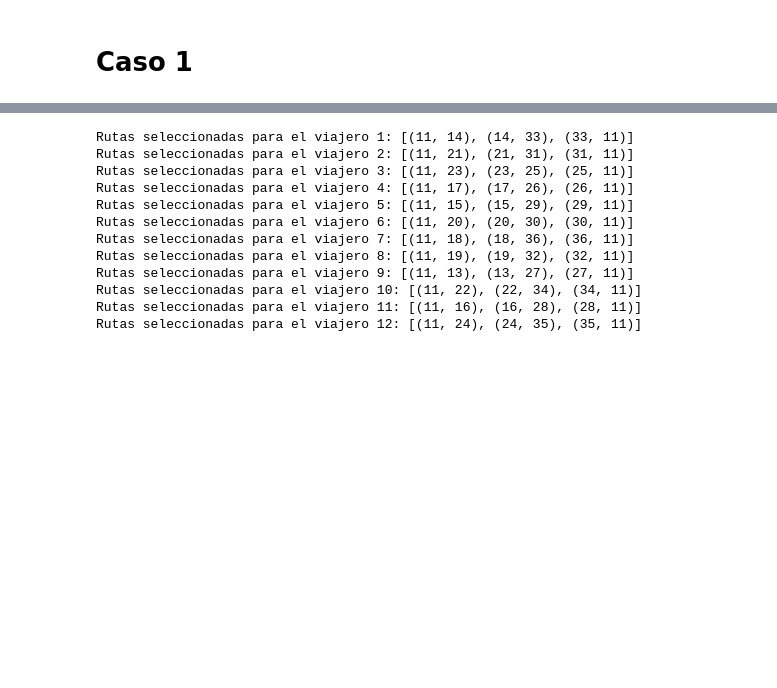
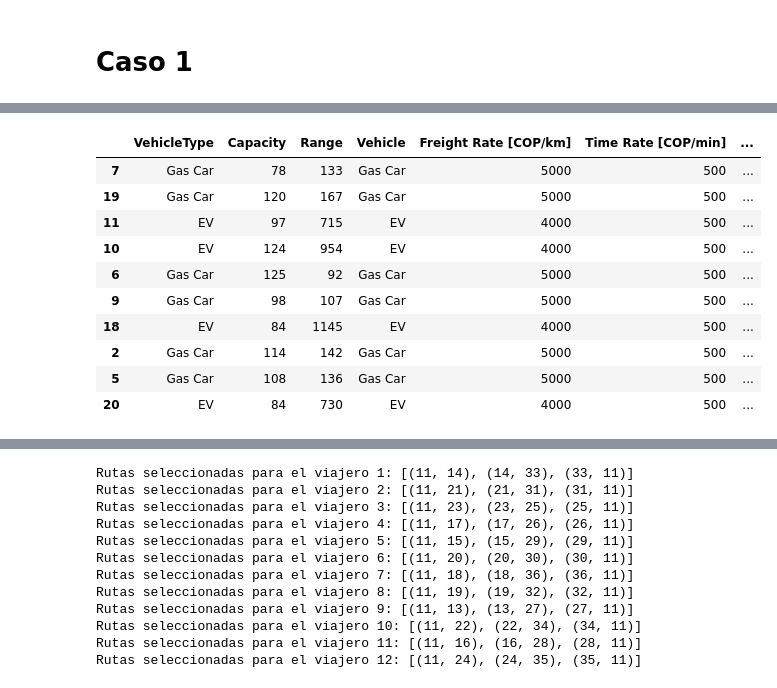
Before and after one commit to Pipeperez1305/PROY2_MOS, a Jupyter notebook: Proyecto Seneca Libre/MOS-Proyecto2.ipynb, the cells around one changed output, grey strips where cells are left out. Cells and saved outputs as stored; diff of their text form; code cells hidden in the pictures; blank space fills up the shorter version.

```diff
--- a/Proyecto Seneca Libre/MOS-Proyecto2.ipynb
+++ b/Proyecto Seneca Libre/MOS-Proyecto2.ipynb
@@ -76,0 +77,21 @@ vehiculos_data.sample(3)
+# %%
+# DataFrame 2 (datos de vehículos)
+vehiculos_data = pd.DataFrame({
+    'Vehicle': ['Gas Car', 'EV', 'Drone'],
+    'Freight Rate [COP/km]': [5000, 4000, 500],
+    'Time Rate [COP/min]': [500, 500, 500],
+    'Daily Maintenance [COP/day]': [30000, 21000, 3000],
+    'Recharge/Fuel Cost [COP/gal or kWh]': [16000, None, 220.73],
+    'Recharge/Fuel Time [min/10 percent charge]': [0.1, None, 2.0],
+    'Avg. Speed [km/h]': [None, None, 40.0],
+    'Gas Efficiency [km/gal]': [10.0, None, None],
+    'Electricity Efficiency [kWh/km]': [None, 0.15, 0.15]
+})
+
+# Modificar el DataFrame `vehiculos` para que coincida la nomenclatura de "Solar EV" con "EV"
+vehiculos['VehicleType'] = vehiculos['VehicleType'].replace('Solar EV', 'EV')
+
+# Realizar nuevamente el merge entre los DataFrames
+vehiculos_info = vehiculos.merge(vehiculos_data, left_on='VehicleType', right_on='Vehicle', how='left')
+
+vehiculos_info.sample(5)
@@ -296,0 +266,6 @@ Model.display()
+# %%
+model.N = Set(initialize=ubicaciones_data["ID"].tolist())  # Nodos
+model.C = Set(initialize=clientes_data["ID"].tolist())    # Clientes
+model.D = Set(initialize=depositos_data["ID"].tolist())   # Depósitos
+vehiculos_info["Vehicle_ID"] = vehiculos_info.index.astype(str)  # Crear un identificador único si no existe
+model.V = Set(initialize=vehiculos_info["Vehicle_ID"].tolist())
@@ -296,0 +290,14 @@ Model.display()
+# %%
+vehiculos_info.sample(10)
+# %% [output]
+|  | VehicleType | Capacity | Range | Vehicle | Freight Rate [COP/km] | Time Rate [COP/min] | ... |
+| 7 | Gas Car | 78 | 133 | Gas Car | 5000 | 500 | ... |
+| 19 | Gas Car | 120 | 167 | Gas Car | 5000 | 500 | ... |
+| 11 | EV | 97 | 715 | EV | 4000 | 500 | ... |
+| 10 | EV | 124 | 954 | EV | 4000 | 500 | ... |
+| 6 | Gas Car | 125 | 92 | Gas Car | 5000 | 500 | ... |
+| 9 | Gas Car | 98 | 107 | Gas Car | 5000 | 500 | ... |
+| 18 | EV | 84 | 1145 | EV | 4000 | 500 | ... |
+| 2 | Gas Car | 114 | 142 | Gas Car | 5000 | 500 | ... |
+| 5 | Gas Car | 108 | 136 | Gas Car | 5000 | 500 | ... |
+| 20 | EV | 84 | 730 | EV | 4000 | 500 | ... |
```
Also changed, not shown: parts of 23 cells of this notebook.
